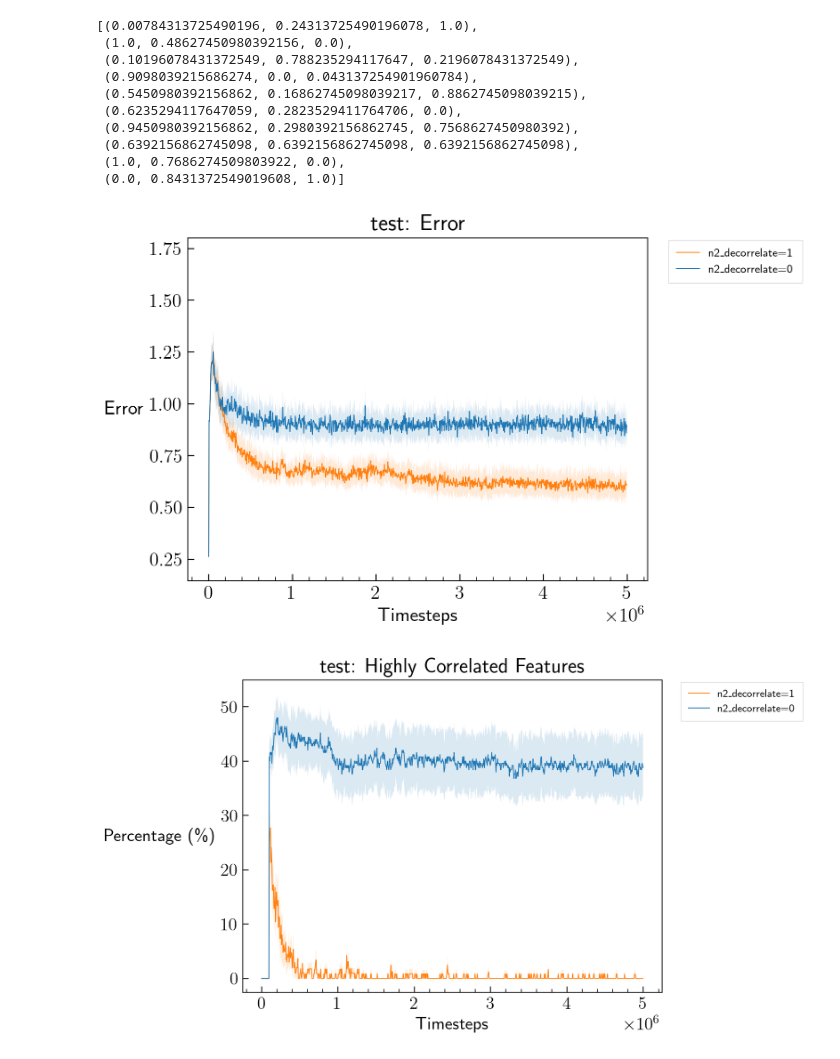
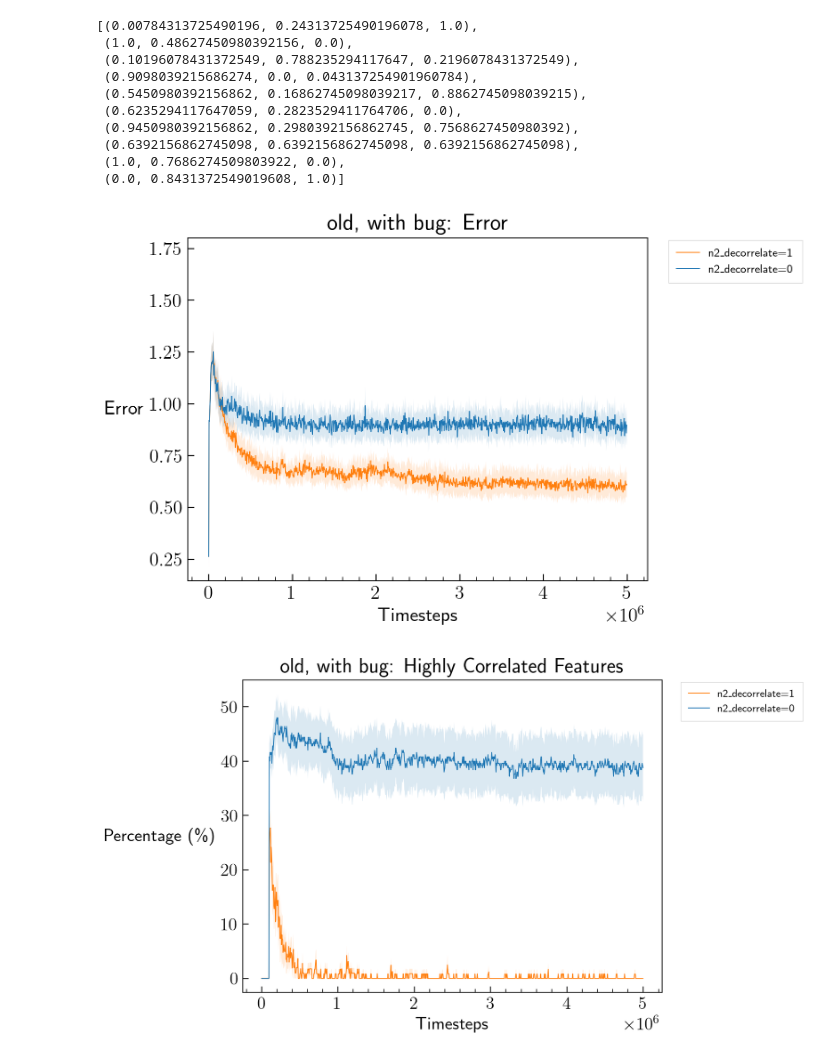
Before and after one commit to haseebs/continually-adapting-nns, a Jupyter notebook: results/100x_mongo_plotter.ipynb, the cells around one changed output. Cells and saved outputs as stored; diff of their text form; code cells hidden in the pictures.

```diff
--- a/results/100x_mongo_plotter.ipynb
+++ b/results/100x_mongo_plotter.ipynb
@@ -226,7 +226,7 @@ def create_comparison_plot(groups_data, plot_type):
     axs.xaxis.set_tick_params(which='minor', bottom=True)
     axs.minorticks_on()
 
-    title = "test: " + ("Error" if plot_type == 'error'
+    title = "old, with bug: " + ("Error" if plot_type == 'error'
                             else "Highly Correlated Features")
     plt.title(title)
     legend = plt.legend(prop={'size': 9}, bbox_to_anchor=(1.04,1), loc="upper left")
@@ -240,32 +240,32 @@ def create_comparison_plot(groups_data, plot_type):
     #plt.savefig(f'figures/1003_0_vs_n2_changew_{ls}_{ss}.svg', bbox_inches='tight', transparent=True)
     plt.show()
 
 # cell 6: Main execution flow
 # Connect and fetch data
 collection = connect_to_mongodb()
 documents = fetch_documents(collection)
 groups = group_documents(documents)
 
 # Process error data
 error_groups = {}
 for group_key, group_docs in groups.items():
     steps, means, std_errors = process_grouped_data(
         group_docs, 'error_data'
     )
     error_groups[group_key] = (steps, means, std_errors)
 
 # Process correlation data
 correlation_groups = {}
 for group_key, group_docs in groups.items():
     steps, means, std_errors = process_grouped_data(
         group_docs,
         ratio_calculation=('n_correlated_data', 'n_mature_data')
     )
     correlation_groups[group_key] = (steps, means, std_errors)
 
 # Create plots
 create_comparison_plot(error_groups, 'error')
 create_comparison_plot(correlation_groups, 'correlation')
 # %% [output]
-[figure, old version]
+[figure, new version]
-[figure, old version]
+[figure, new version]
```
Also changed, not shown: 2 other files.
